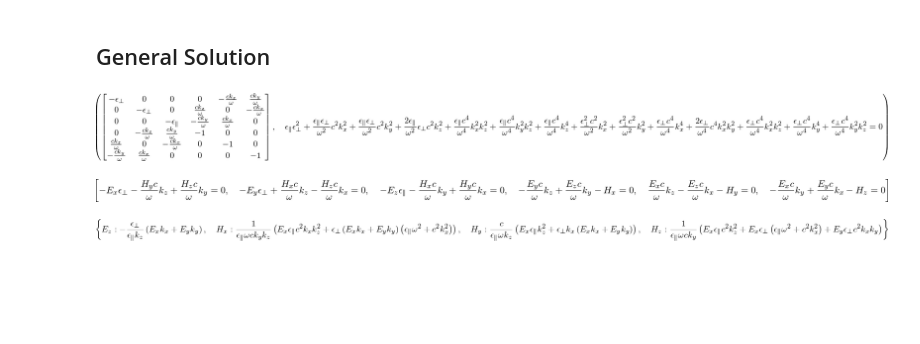
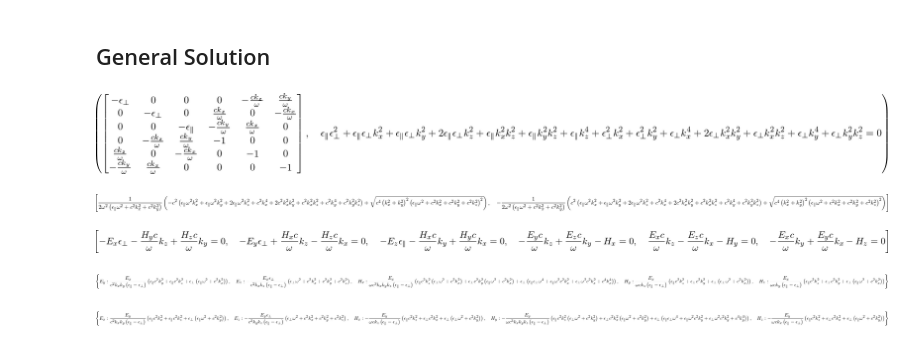
Before and after one commit to kitchenknif/PyATMM, a Jupyter notebook: docs/UniaxialTransferMatrix.ipynb, the cells around one changed output. Saved outputs shown, nothing was run; the diff lists cells and outputs as text; code cells hidden in the pictures; blank space fills up the shorter version.

```diff
--- a/docs/UniaxialTransferMatrix.ipynb
+++ b/docs/UniaxialTransferMatrix.ipynb
@@ -205,10 +205,14 @@ MaxwellMatrix[5,2]=rotE[2][c3]
 MaxwellMatrix[5,3]=rotE[2][c4]
 MaxwellMatrix[5,4]=rotE[2][c5]
 MaxwellMatrix[5,5]=rotE[2][c6]
+# %%
+MaxwellMatrix, Eq(MaxwellMatrix.det().subs({c:1, w:1}), 0)
+# %% [output]
+[figure, added]
 # %%
-MaxwellMatrix, Eq(MaxwellMatrix.det(), 0)
+solve(Eq(MaxwellMatrix.det(), 0), Eps_per)
 # %% [output]
-[figure, old version]
+[figure, new version]
 # %%
 FieldVars = Matrix([
         Ex,
@@ -223,6 +227,10 @@ equations
 # %% [output]
 [figure]
 # %%
-solve([equations[0],equations[1],equations[2],equations[4]], [Ez, Hx, Hy, Hz])
+simplify(solve([equations[0],equations[1],equations[2], equations[5], equations[4]], [Ey, Ez, Hx, Hy, Hz]))
 # %% [output]
-[figure, old version]
+[figure, new version]
+# %%
+simplify(solve([equations[0],equations[1],equations[2], equations[3], equations[5]], [Ex, Ez, Hx, Hy, Hz]))
+# %% [output]
+[figure, added]
```
Also changed, not shown: 3 other files.
